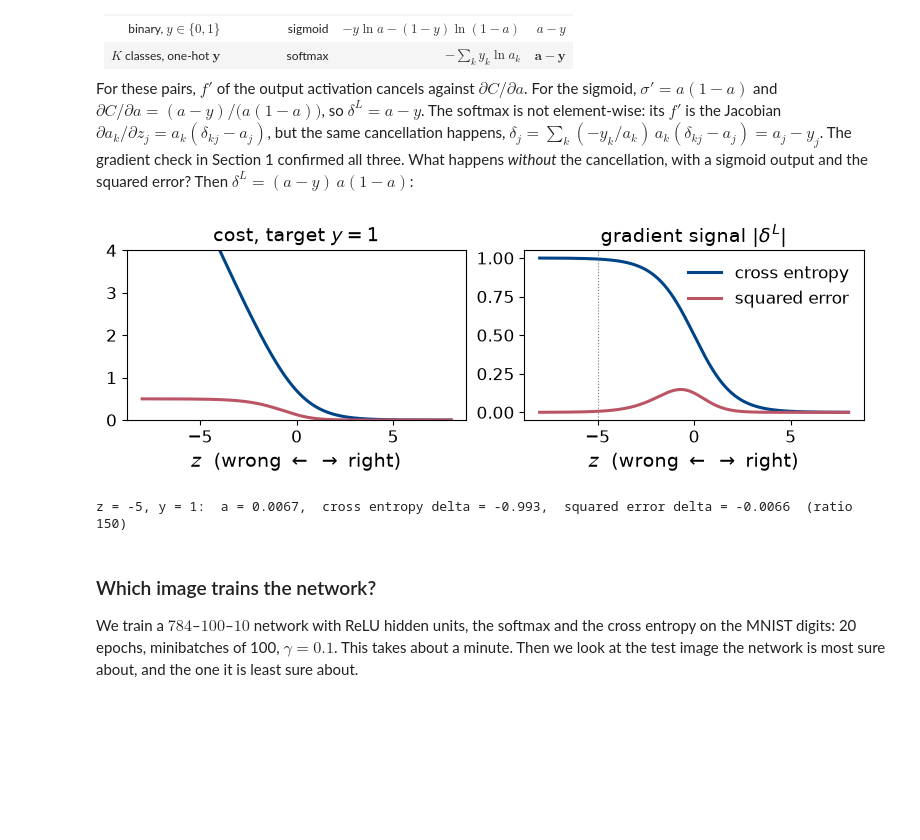
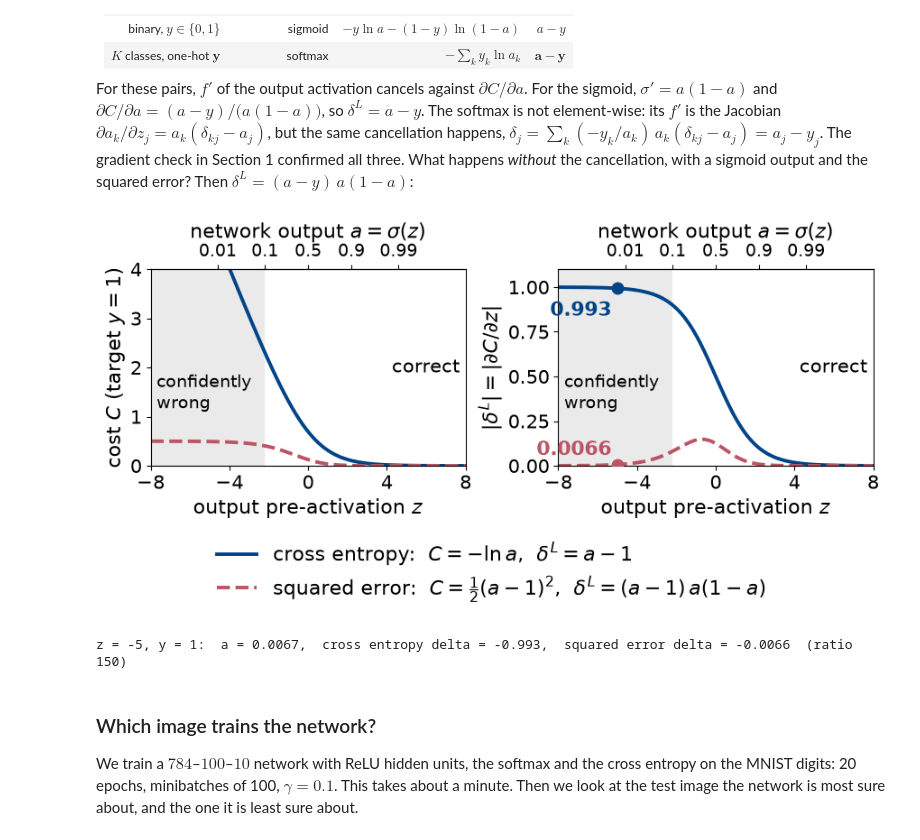
Before and after one commit to cvsvensson/MachineLearningUiO, a Jupyter notebook: doc/WeeklyMaterial/week42/week42monday_v2.ipynb, the cells around one changed output. Cells and saved outputs as stored; diff of their text form; code cells hidden in the pictures; blank space fills up the shorter version.

Commit message:
update slides

```diff
--- a/doc/WeeklyMaterial/week42/week42monday_v2.ipynb
+++ b/doc/WeeklyMaterial/week42/week42monday_v2.ipynb
@@ -319,26 +341,46 @@ For these pairs, $f'$ of the output activation cancels against $\partial C/\part
 # %%
 z = np.linspace(-8, 8, 400)
 a = sigmoid(z)
-fig, ax = plt.subplots(1, 2, figsize=(8, 2.9))
-ax[0].plot(z, -np.log(a), color=BLUE, lw=2.2, label="cross entropy")
-ax[0].plot(z, 0.5 * (a - 1) ** 2, color=RED, lw=2.2, label="squared error")
+a5 = sigmoid(-5.0)
+FS = 16                                                      # large fonts: the figure is shown small on the slide
+logit = lambda p: np.log(np.clip(p, 1e-300, None) / np.clip(1 - p, 1e-300, None))   # inverse of sigmoid
+a_ticks = np.array([0.01, 0.1, 0.5, 0.9, 0.99])
+fig, ax = plt.subplots(1, 2, figsize=(9, 3.7))
+ax[0].plot(z, -np.log(a), color=BLUE, lw=2.8, label=r"cross entropy:  $C=-\ln a$,  $\delta^L=a-1$")
+ax[0].plot(z, 0.5 * (a - 1) ** 2, color=RED, lw=2.8, ls="--",
+           label=r"squared error:  $C=\frac{1}{2}(a-1)^2$,  $\delta^L=(a-1)\,a(1-a)$")
 ax[0].set_ylim(0, 4)
-ax[0].set_title("cost, target $y=1$")
-ax[1].plot(z, np.abs(a - 1), color=BLUE, lw=2.2, label="cross entropy")
-ax[1].plot(z, np.abs(a - 1) * a * (1 - a), color=RED, lw=2.2, label="squared error")
-ax[1].set_title(r"gradient signal $|\delta^L|$")
-ax[1].axvline(-5, color=GREY, lw=0.8, ls=":")
+ax[0].set_ylabel("cost $C$ (target $y=1$)", fontsize=FS)
+ax[1].plot(z, np.abs(a - 1), color=BLUE, lw=2.8)
+ax[1].plot(z, np.abs(a - 1) * a * (1 - a), color=RED, lw=2.8, ls="--")
+ax[1].set_ylim(0, 1.1)
+ax[1].set_ylabel(r"$|\delta^L| = |\partial C/\partial z|$", fontsize=FS)
+for val, col, y_text in ((1 - a5, BLUE, 0.84), ((1 - a5) * a5 * (1 - a5), RED, 0.06)):    # the point z = -5
+    ax[1].plot(-5, val, "o", color=col, ms=9, zorder=3)
+    ax[1].text(-5.3, y_text, f"{val:.2g}" if val < 0.1 else f"{val:.3f}", color=col, fontsize=FS,
+               fontweight="bold", ha="right")
 for a_ in ax:
-    a_.set_xlabel(r"$z$  (wrong $\leftarrow$ $\rightarrow$ right)")
-ax[1].legend(frameon=False)
+    a_.set_xlim(-8, 8)
+    a_.set_xticks([-8, -4, 0, 4, 8])
+    a_.set_xlabel("output pre-activation $z$", fontsize=FS)
+    a_.tick_params(labelsize=FS - 1)
+    a_.axvspan(-8, np.log(0.1 / 0.9), color=GREY, alpha=0.15, lw=0)          # a < 0.1: confidently wrong
+    a_.text(-7.7, 0.37 * a_.get_ylim()[1], "confidently\nwrong", fontsize=FS - 2, va="center")
+    a_.text(7.7, 0.5 * a_.get_ylim()[1], "correct", fontsize=FS - 1, va="center", ha="right")
+    top = a_.secondary_xaxis("top", functions=(sigmoid, logit))
+    top.set_xticks(a_ticks)
+    top.set_xticklabels([f"{p:g}" for p in a_ticks])
+    top.tick_params(labelsize=FS - 2)
+    top.set_xlabel(r"network output $a=\sigma(z)$", fontsize=FS)
+fig.legend(*ax[0].get_legend_handles_labels(), loc="upper center", bbox_to_anchor=(0.5, 0.04), ncol=1,
+           frameon=False, fontsize=FS)
 fig.tight_layout()
 show(fig, "v2_delta_heads.png")
 
-a5 = sigmoid(-5.0)
 print(f"z = -5, y = 1:  a = {a5:.4f},  cross entropy delta = {a5 - 1:.3f},  "
       f"squared error delta = {(a5 - 1) * a5 * (1 - a5):.4f}  (ratio {1 / (a5 * (1 - a5)):.0f})")
 # %% [output]
-[figure, old version]
+[figure, new version]
 z = -5, y = 1:  a = 0.0067,  cross entropy delta = -0.993,  squared error delta = -0.0066  (ratio 150)
 # %% [markdown]
 ### Which image trains the network?
```
Also changed, not shown: parts of 9 cells of this notebook, 3 other files.
